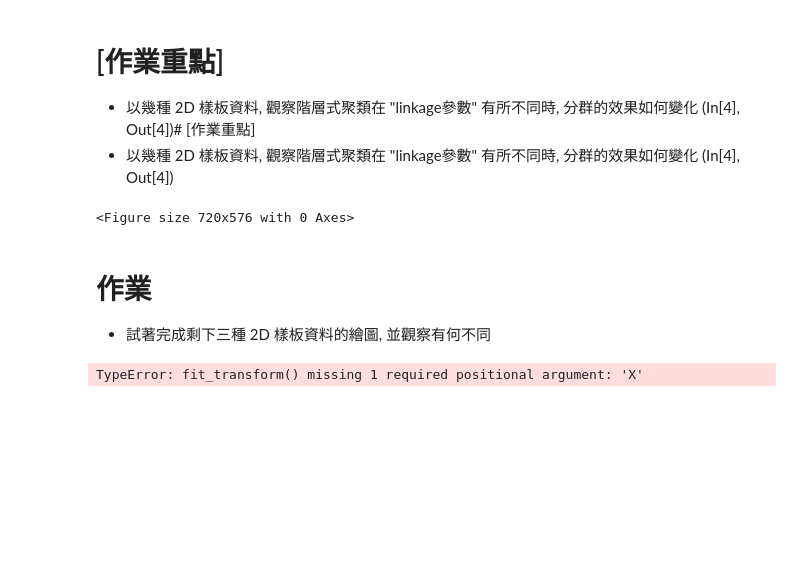
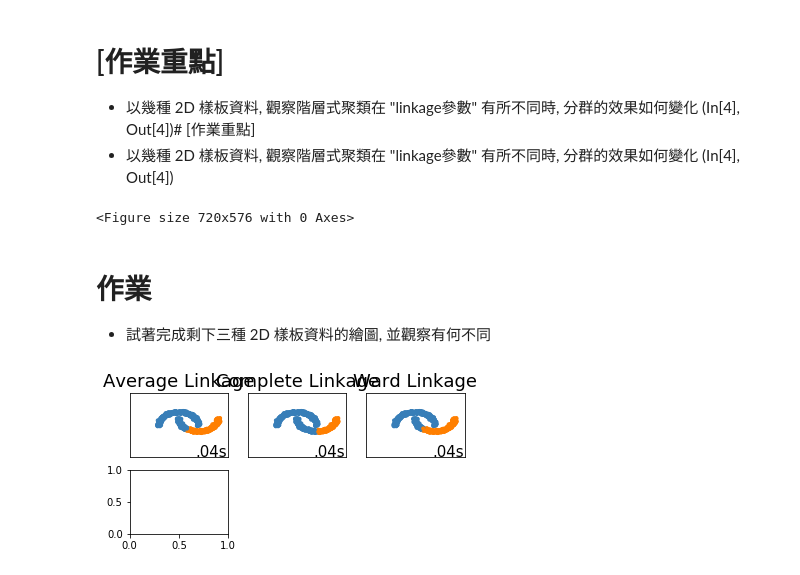
Before and after one commit to kueiwen/The-4th-ML100Days, a Jupyter notebook: homework/Day_058_HW.ipynb, the cells around one changed output. Saved outputs shown, nothing was run; the diff lists cells and outputs as text; code cells hidden in the pictures; blank space fills up the shorter version.

```diff
--- a/homework/Day_058_HW.ipynb
+++ b/homework/Day_058_HW.ipynb
@@ -27,10 +27,8 @@ random_state = 100
 noisy_moons = datasets.make_moons(n_samples=n_samples, noise=.05)
 
 # 生成 緊密三群 資料點
-X, y = blobs = datasets.make_blobs(n_samples=n_samples, random_state=8)
-transformation = [[0.6, -0.6], [0.4, 0.8]]
-X_aniso = np.dot(X, transformation)
-aniso = (X_aniso, y)
+blobs = datasets.make_blobs(n_samples=n_samples, random_state=8)
+
 # 生成 2維均勻分布 資料點
 no_structure = np.random.rand(n_samples, 2), None
 # %%
@@ -38,7 +36,7 @@ no_structure = np.random.rand(n_samples, 2), None
 plt.figure(figsize=(10, 8))
 plot_num = 1
 default_base = {'n_neighbors': 10, 'n_clusters': 3}
-datasets = [(noisy_moons, {'n_clusters': 2}), (blobs, {'n_clusters': 2}), (no_structure, {'n_clusters': 2})]
+datasets = [(noisy_moons, {'n_clusters': 2}), (blobs, {}), (no_structure, {})]
 # %% [output]
 <Figure size 720x576 with 0 Axes>
 # %% [markdown]
@@ -50,41 +48,41 @@ for i_dataset, (dataset, algo_params) in enumerate(datasets):
     params = default_base.copy()
     params.update(algo_params)
     X, y = dataset
-    X = StandardScaler.fit_transform(X)
+    #X = StandardScaler.fit_transform(X)
 
-    ward = cluster.AgglomerativeClustering(n_cluster=params['n_clusters'], linkage="ward")
-    complete = cluster.AgglomerativeClustering(n_cluster=params['n_clusters'], linkage="complete")
-    average = cluster.AgglomerativeClustering(n_cluster=params['n_clusters'], linkage="average")
+    ward = cluster.AgglomerativeClustering(n_clusters=params['n_clusters'], linkage="ward")
+    complete = cluster.AgglomerativeClustering(n_clusters=params['n_clusters'], linkage="complete")
+    average = cluster.AgglomerativeClustering(n_clusters=params['n_clusters'], linkage="average")
     clustering_algorithms = (('Average Linkage', average),
                              ('Complete Linkage', complete),
                              ('Ward Linkage', ward))
     for name, algorithm in clustering_algorithms:
         t0 = time.time()
         algorithm.fit(X)
         t1 = time.time()
         if hasattr(algorithm, 'labels_'):
-            y_pred = algorithm.labels_astype(np.int)
+            y_pred = algorithm.labels_.astype(np.int)
         else:
             y_pred = algorithm.predict(X)
 
         plt.subplot(len(datasets), len(clustering_algorithms), plot_num)
         if i_dataset == 0:
             plt.title(name, size=18)
 
             colors = np.array(list(islice(cycle(['#377eb8', '#ff7f00', '#4daf4a',
                                              '#f781bf', '#a65628', '#984ea3',
                                              '#999999', '#e41a1c', '#dede00']),
                                       int(max(y_pred) + 1))))
             plt.scatter(X[:,0], X[:,1], s=10, color=colors[y_pred])
 
             plt.xlim(-2.5,2.5)
             plt.ylim(-2.5,2.5)
             plt.xticks(())
             plt.yticks(())
             plt.text(.99, .01, ('%.2fs' %(t1-t0)).lstrip('0'), transform=plt.gca().transAxes,
                     size=15, horizontalalignment='right')
             plot_num+=1
 
 plt.show()
 # %% [output]
-TypeError: fit_transform() missing 1 required positional argument: 'X'
+[figure, added]
```
Also changed, not shown: parts of 1 cell of this notebook, 1 other file.
